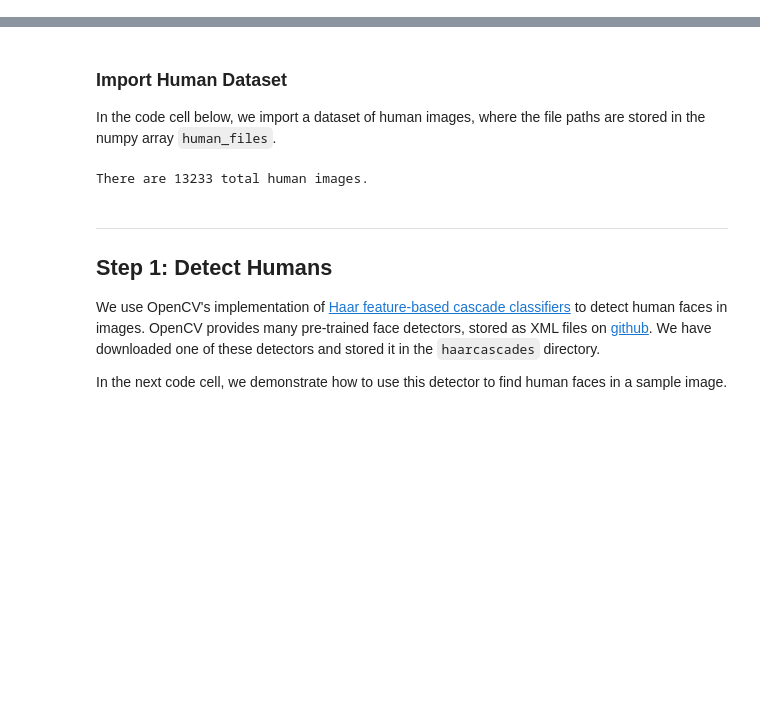
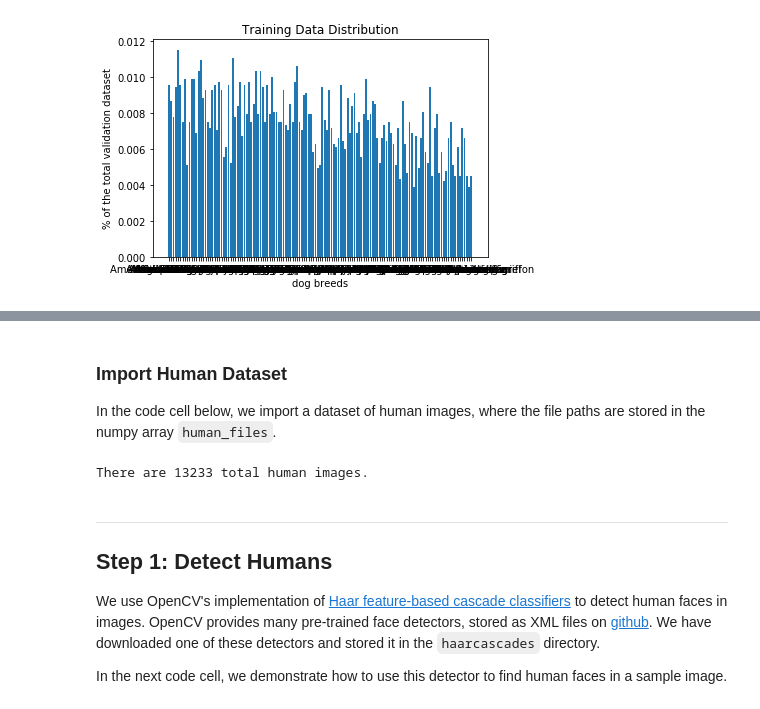
Before and after one commit to MLacra/dog-breed-classifier, a Jupyter notebook: dog_breed_classifier.ipynb, the cells around one changed output, grey strips where cells are left out. Saved outputs shown, nothing was run; the diff lists cells and outputs as text; code cells hidden in the pictures; blank space fills up the shorter version.

```diff
--- a/dog_breed_classifier.ipynb
+++ b/dog_breed_classifier.ipynb
@@ -92,0 +94,7 @@ There are 836 test dog images.
+# %%
+classes_count = [0] * 133
+for i in range(len(train_targets)):
+    for j in range(len(train_targets[i])):
+        if train_targets[i][j] == 1:
+            classes_count[j] += 1
+# classes_count
@@ -92,0 +119,10 @@ There are 836 test dog images.
+# %%
+import pandas as pd
+
+dog_names_curated = [item.split(".")[-1].replace("_", " ") for item in dog_names]
+classes_count_percent = [item/len(train_targets) for item in classes_count]
+
+df = pd.DataFrame(list(zip(dog_names_curated, classes_count_percent)),
+               columns =['dog breed', '% of train set'])
+# df =df.sort_values(by=['% of train set'], ascending = False)
+df.head()
@@ -92,0 +136,33 @@ There are 836 test dog images.
+# %%
+import matplotlib.pyplot as plt
+
+# Pie chart, where the slices will be ordered and plotted counter-clockwise:
+# labels = 'Frogs', 'Hogs', 'Dogs', 'Logs'
+# sizes = [15, 30, 45, 10]
+# explode = (0, 0.1, 0, 0)  # only "explode" the 2nd slice (i.e. 'Hogs')
+
+# fig1, ax1 = plt.subplots()
+# ax1.pie(classes_count,   labels=dog_names_curated, autopct='%1.1f%%',
+#         shadow=True, startangle=90)
+# ax1.axis('equal')  # Equal aspect ratio ensures that pie is drawn as a circle.
+
+# plt.show()
+
+height = df['% of train set']
+bars = df['dog breed']
+y_pos = np.arange(len(bars))
+
+# Create bars
+plt.bar(y_pos, height)
+
+# Create names on the x-axis
+plt.xticks(y_pos, bars)
+plt.title('Training Data Distribution')
+plt.xlabel('dog breeds')
+plt.ylabel('% of the total validation dataset')
+
+
+# Show graphic
+plt.show()
+# %% [output]
+[figure, added]
```
Also changed, not shown: parts of 21 cells of this notebook.
